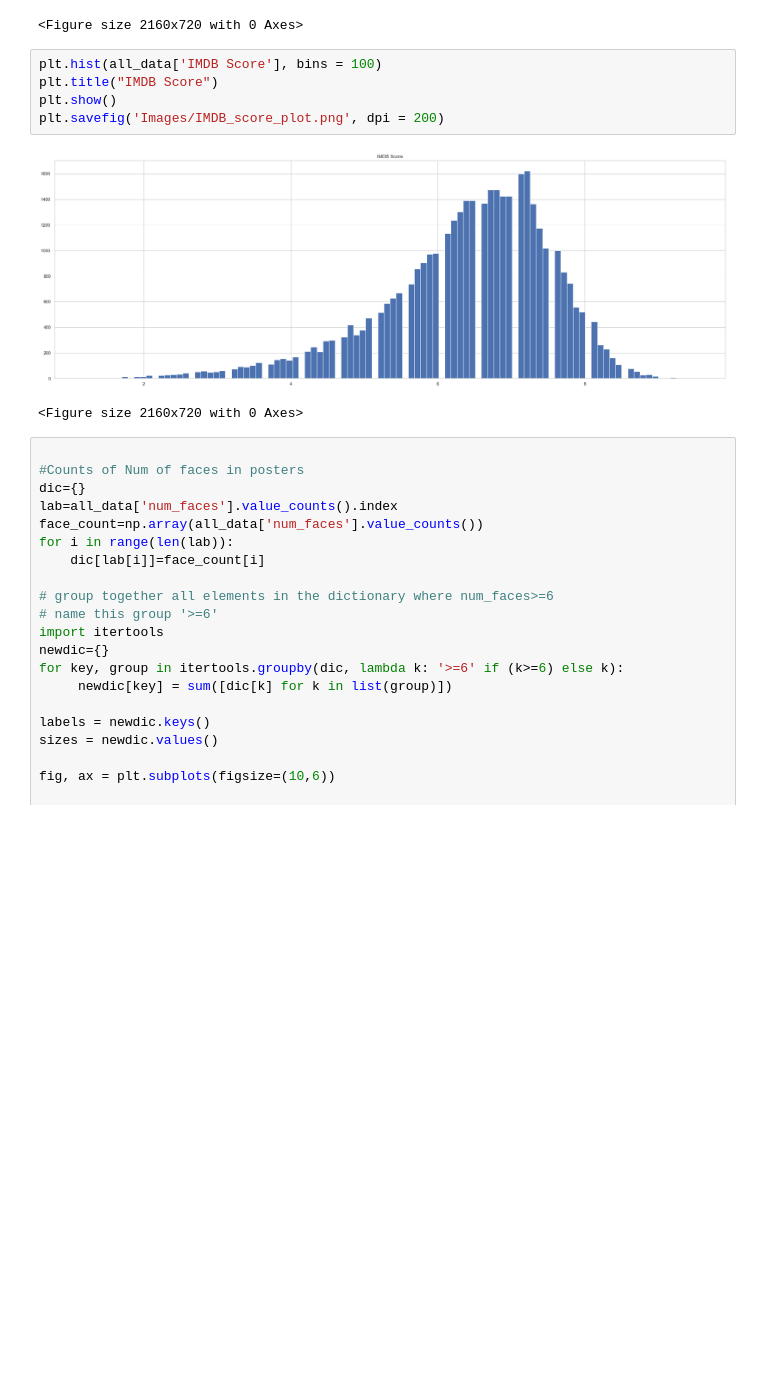
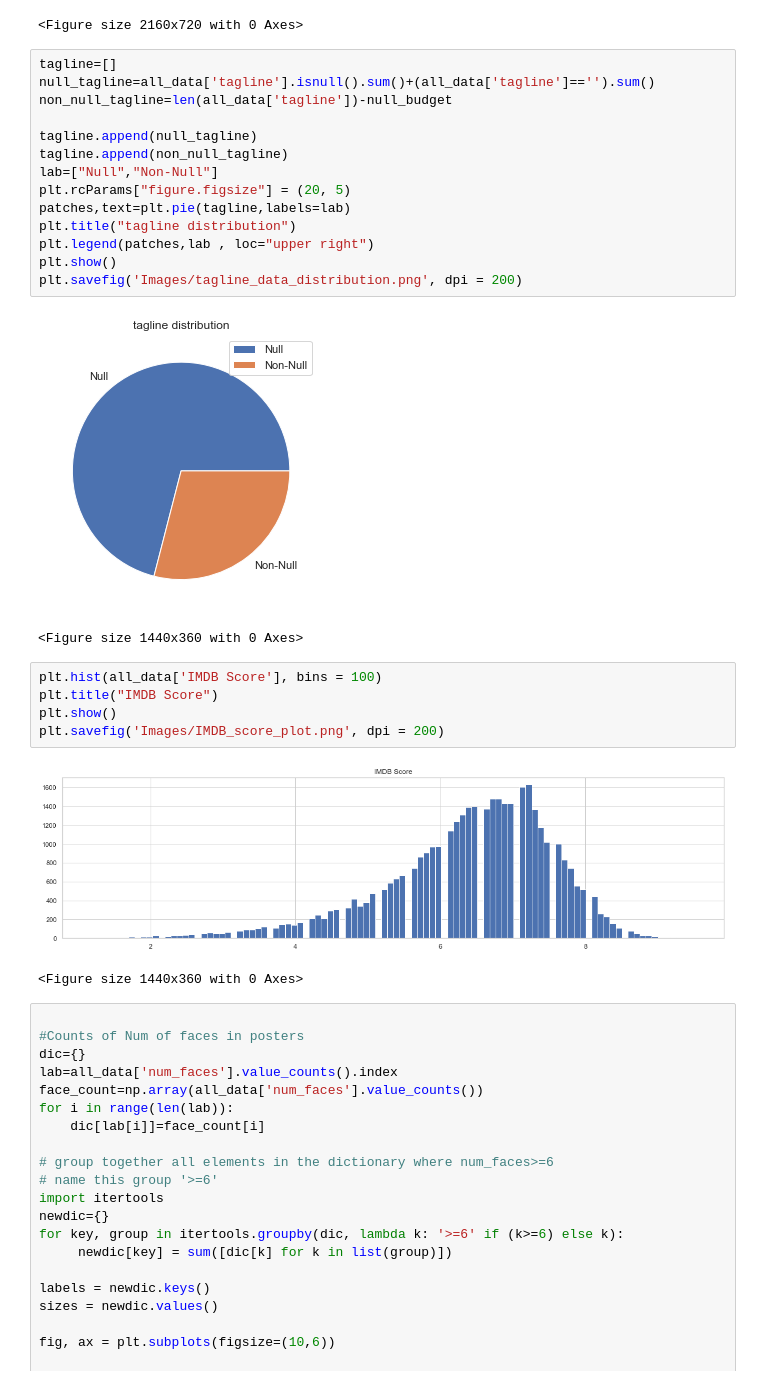
Before and after one commit to PritishWadhwa/IMDb-Movie-Rating-Predictor, a Jupyter notebook: Movies_Rating_Prediction.ipynb, the cells around one changed output. Saved outputs shown, nothing was run; the diff lists cells and outputs as text; blank space fills up the shorter version.

```diff
--- a/Movies_Rating_Prediction.ipynb
+++ b/Movies_Rating_Prediction.ipynb
@@ -473,14 +473,31 @@ plt.savefig('Images/Runtime_bar_plot.png', dpi = 200)
 # %% [output]
 [figure]
 <Figure size 2160x720 with 0 Axes>
+# %%
+tagline=[]
+null_tagline=all_data['tagline'].isnull().sum()+(all_data['tagline']=='').sum()
+non_null_tagline=len(all_data['tagline'])-null_budget
+
+tagline.append(null_tagline)
+tagline.append(non_null_tagline)
+lab=["Null","Non-Null"]
+plt.rcParams["figure.figsize"] = (20, 5)
+patches,text=plt.pie(tagline,labels=lab)
+plt.title("tagline distribution")
+plt.legend(patches,lab , loc="upper right")
+plt.show()
+plt.savefig('Images/tagline_data_distribution.png', dpi = 200)
+# %% [output]
+[figure, added]
+<Figure size 1440x360 with 0 Axes>
 # %%
 plt.hist(all_data['IMDB Score'], bins = 100)
 plt.title("IMDB Score")
 plt.show()
 plt.savefig('Images/IMDB_score_plot.png', dpi = 200)
 # %% [output]
-[figure, old version]
+[figure, new version]
-<Figure size 2160x720 with 0 Axes>
+<Figure size 1440x360 with 0 Axes>
 # %%
 
 #Counts of Num of faces in posters
```
Also changed, not shown: parts of 1 cell of this notebook, 1 other file.
